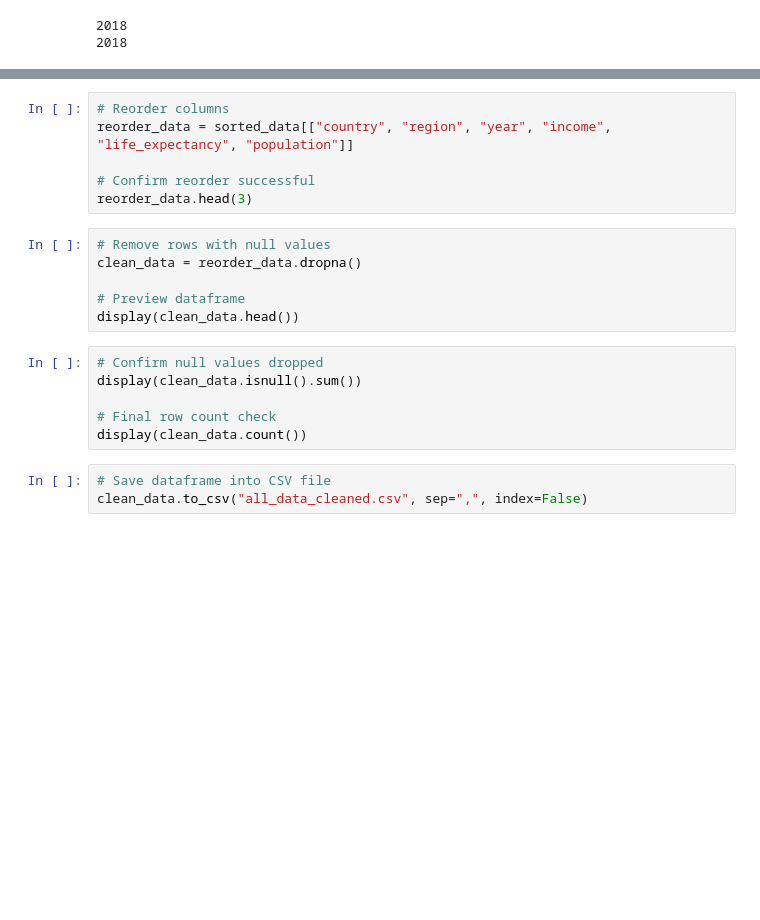
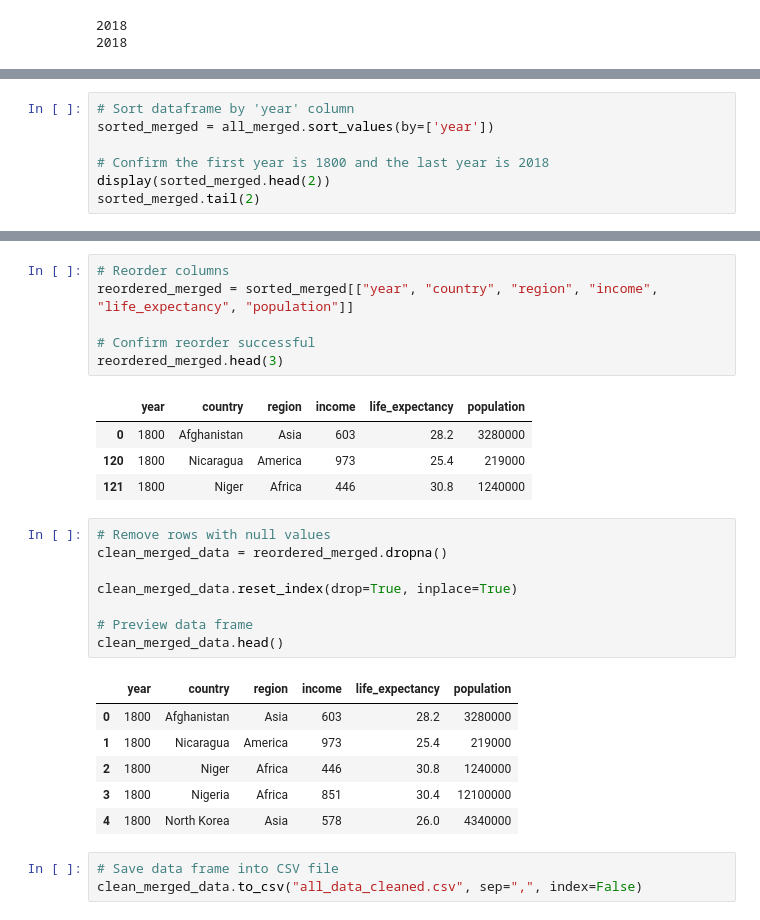
Before and after one commit to jasonzelaya/Gapminder, a Jupyter notebook: assets/data/data_wrangling.ipynb, the cells around one changed output, grey strips where cells are left out. Saved outputs shown, nothing was run; the diff lists cells and outputs as text; blank space fills up the shorter version.

```diff
--- a/assets/data/data_transformation.ipynb
+++ b/assets/data/data_wrangling.ipynb
@@ -389,0 +419,7 @@ sorted_data.head(3)
+# %%
+# Sort dataframe by 'year' column
+sorted_merged = all_merged.sort_values(by=['year'])
+
+# Confirm the first year is 1800 and the last year is 2018
+display(sorted_merged.head(2))
+sorted_merged.tail(2)
@@ -390,21 +433,29 @@ sorted_data.head(3)
 # %%
 # Reorder columns
-reorder_data = sorted_data[["country", "region", "year", "income", "life_expectancy", "population"]]
+reordered_merged = sorted_merged[["year", "country", "region", "income", "life_expectancy", "population"]]
 
 # Confirm reorder successful
-reorder_data.head(3)
+reordered_merged.head(3)
+# %% [output]
+|  | year | country | region | income | life_expectancy | population |
+| 0 | 1800 | Afghanistan | Asia | 603 | 28.2 | 3280000 |
+| 120 | 1800 | Nicaragua | America | 973 | 25.4 | 219000 |
+| 121 | 1800 | Niger | Africa | 446 | 30.8 | 1240000 |
 # %%
 # Remove rows with null values
-clean_data = reorder_data.dropna()
+clean_merged_data = reordered_merged.dropna()
 
-# Preview dataframe
-display(clean_data.head())
+clean_merged_data.reset_index(drop=True, inplace=True)
+
+# Preview data frame
+clean_merged_data.head()
+# %% [output]
+|  | year | country | region | income | life_expectancy | population |
+| 0 | 1800 | Afghanistan | Asia | 603 | 28.2 | 3280000 |
+| 1 | 1800 | Nicaragua | America | 973 | 25.4 | 219000 |
+| 2 | 1800 | Niger | Africa | 446 | 30.8 | 1240000 |
+| 3 | 1800 | Nigeria | Africa | 851 | 30.4 | 12100000 |
+| 4 | 1800 | North Korea | Asia | 578 | 26.0 | 4340000 |
-# %%
-# Confirm null values dropped
-display(clean_data.isnull().sum())
-
-# Final row count check
-display(clean_data.count())
 # %%
-# Save dataframe into CSV file
-clean_data.to_csv("all_data_cleaned.csv", sep=",", index=False)
+# Save data frame into CSV file
+clean_merged_data.to_csv("all_data_cleaned.csv", sep=",", index=False)
```
Also changed, not shown: parts of 17 cells of this notebook, 1 other file.
